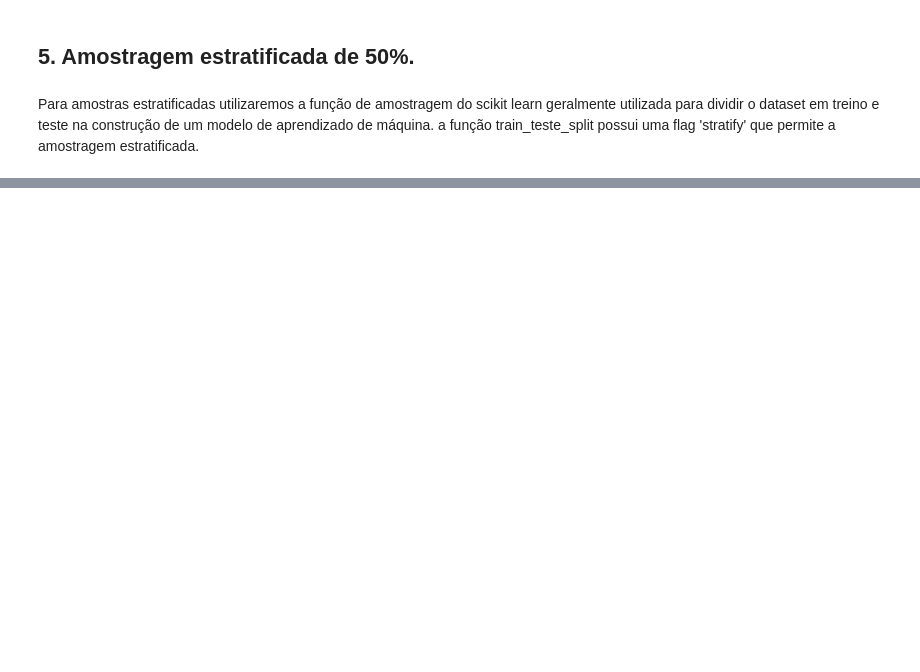
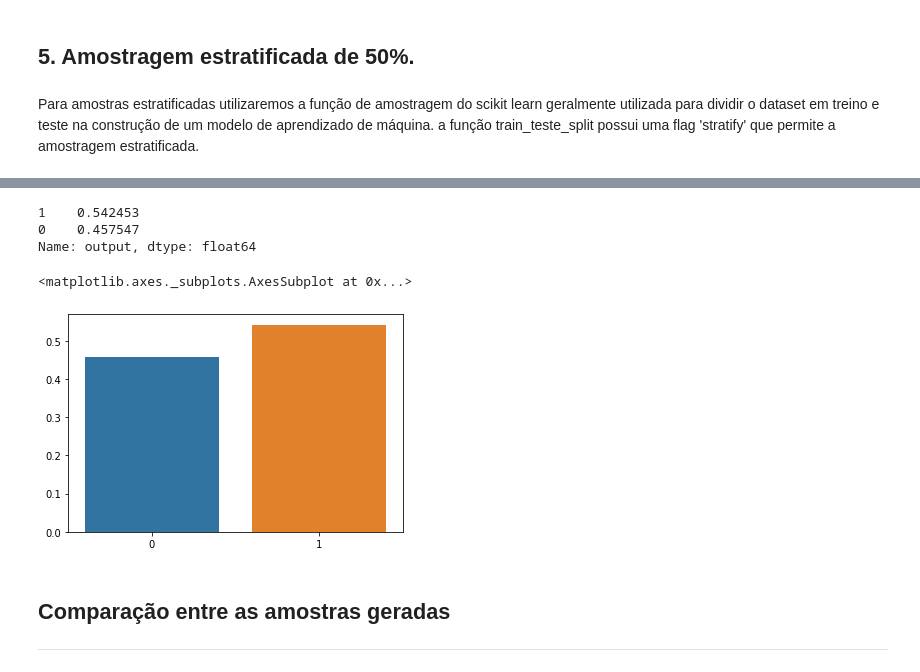
Before and after one commit to diego2017003/Aprendizado_de_Maquina_ReducaoDeDados, a Jupyter notebook: ReducaoDados_Diego_Rodrigues.ipynb, the cells around one changed output, grey strips where cells are left out. Drawn from its saved outputs; the diff is of its cells as text; code cells hidden in the pictures; blank space fills up the shorter version.

```diff
--- a/ReducaoDados_Diego_Rodrigues.ipynb
+++ b/ReducaoDados_Diego_Rodrigues.ipynb
@@ -469,0 +610,6 @@ from sklearn.model_selection import train_test_split
+# %%
+dados_treino70 = dados_tratados.drop(columns=['output'],axis=1)
+X_70Treino, X_70Teste , Y_70Treino, Y_70Teste = train_test_split(dados_treino70,dados_tratados.output,stratify=dados_tratados.output,test_size=0.3)
+# %%
+amostra_70_estratificada = X_70Treino
+amostra_70_estratificada['output'] = Y_70Treino
@@ -469,0 +642,13 @@ from sklearn.model_selection import train_test_split
+# %%
+teste_amostra_70_estratificada = amostra_70_estratificada.output.value_counts(normalize=True)
+print(teste_amostra_70_estratificada)
+sns.barplot(x=teste_amostra_70_estratificada.keys(),y=teste_amostra_70_estratificada.values)
+# %% [output]
+1    0.542453
+0    0.457547
+Name: output, dtype: float64
+<matplotlib.axes._subplots.AxesSubplot at 0x...>
+[figure, added]
+# %% [markdown]
+## Comparação entre as amostras geradas
+---
```
Also changed, not shown: parts of 43 cells of this notebook.
